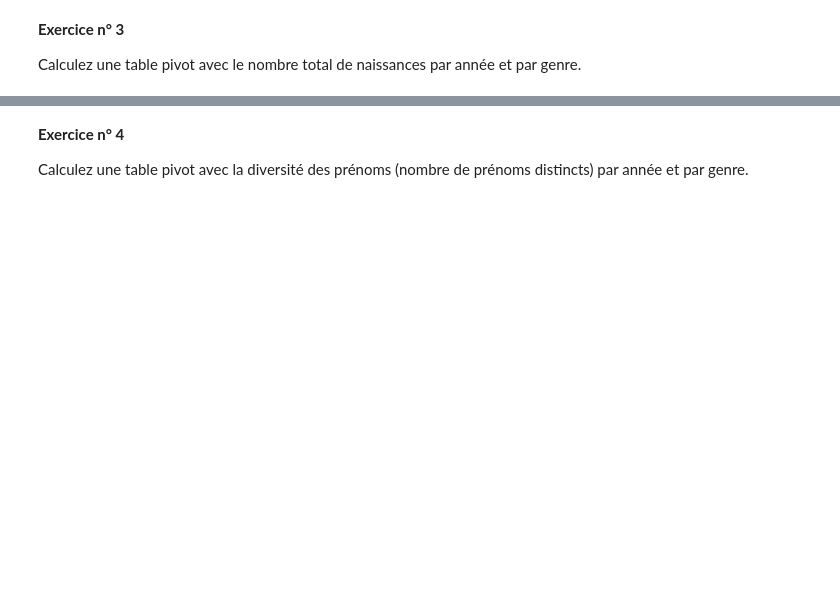
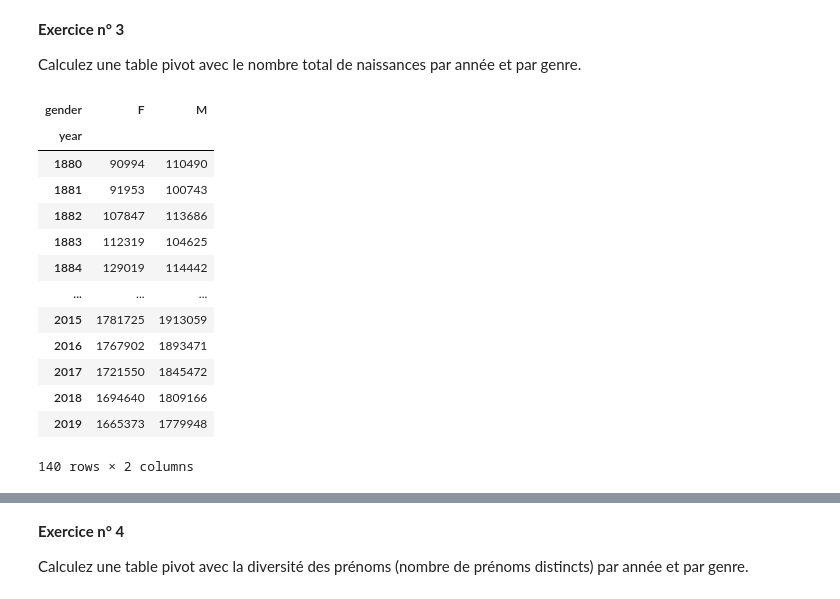
Before and after one commit to fran6w/INFMDI-721, a Jupyter notebook: session5/corrige_projet4_session5.ipynb, the cells around one changed output, grey strips where cells are left out. Cells and saved outputs as stored; diff of their text form; code cells hidden in the pictures; blank space fills up the shorter version.

```diff
--- a/session5/corrige_projet4_session5.ipynb
+++ b/session5/corrige_projet4_session5.ipynb
@@ -313,3 +565,23 @@ df.pivot_table(values='C',
 **Exercice n° 3**
 
 Calculez une table pivot avec le nombre total de naissances par année et par genre.
+# %%
+df_us.pivot_table(values='births',
+              index='year',
+              columns='gender',
+              aggfunc='sum')
+# %% [output]
+| gender | F | M |
+| year |  |  |
+| 1880 | 90994 | 110490 |
+| 1881 | 91953 | 100743 |
+| 1882 | 107847 | 113686 |
+| 1883 | 112319 | 104625 |
+| 1884 | 129019 | 114442 |
+| ... | ... | ... |
+| 2015 | 1781725 | 1913059 |
+| 2016 | 1767902 | 1893471 |
+| 2017 | 1721550 | 1845472 |
+| 2018 | 1694640 | 1809166 |
+| 2019 | 1665373 | 1779948 |
+140 rows × 2 columns
```
Also changed, not shown: parts of 47 cells of this notebook.
